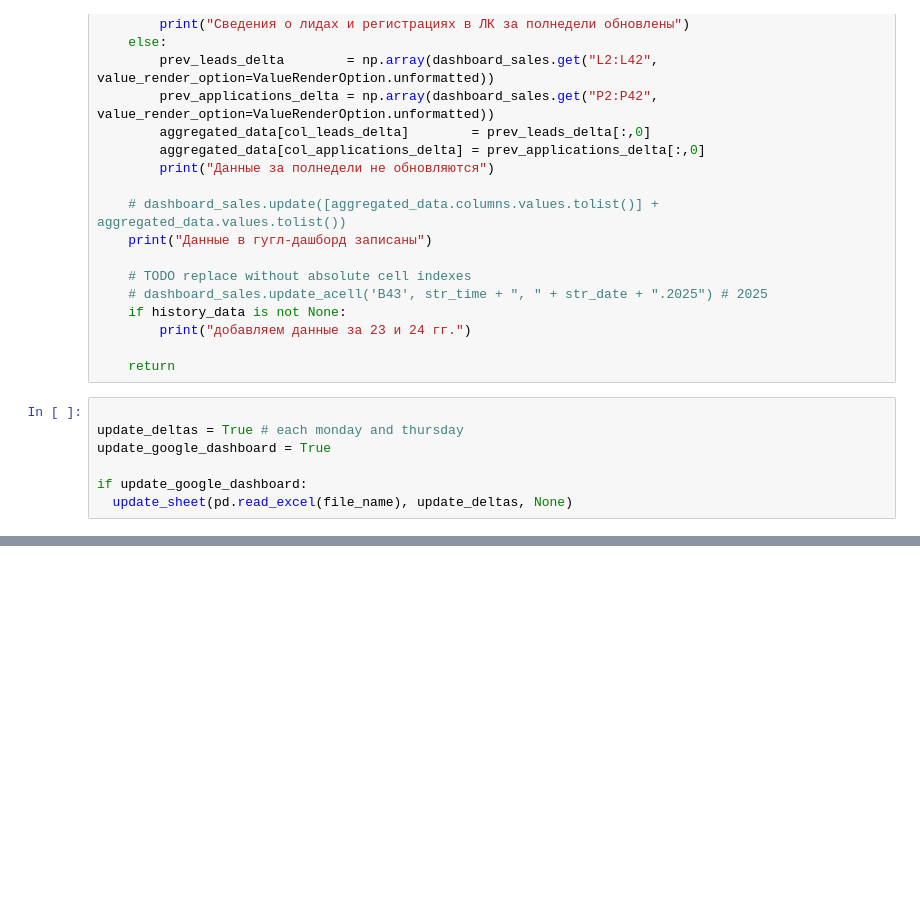
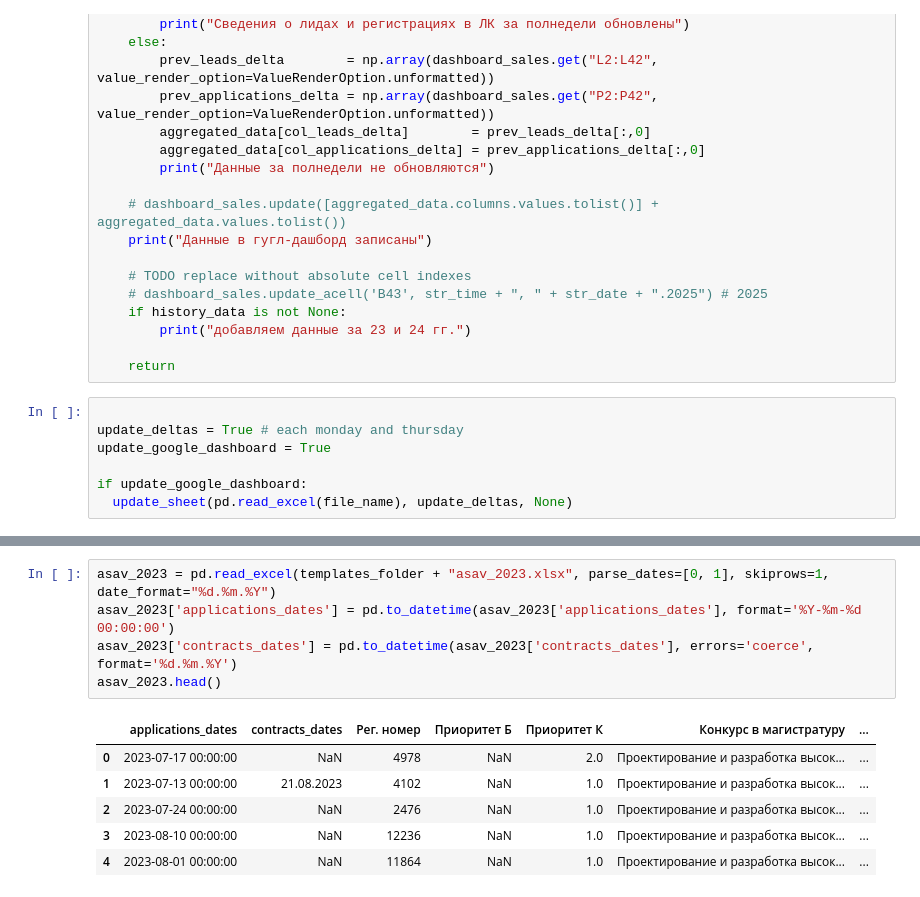
Before and after one commit to iasonov/HSE_dashboard, a Jupyter notebook: src/test.ipynb, the cells around one changed output, grey strips where cells are left out. Drawn from its saved outputs; the diff is of its cells as text; blank space fills up the shorter version.

```diff
--- a/src/test.ipynb
+++ b/src/test.ipynb
@@ -1499,0 +2149,12 @@ if update_google_dashboard:
+# %%
+asav_2023 = pd.read_excel(templates_folder + "asav_2023.xlsx", parse_dates=[0, 1], skiprows=1, date_format="%d.%m.%Y")
+asav_2023['applications_dates'] = pd.to_datetime(asav_2023['applications_dates'], format='%Y-%m-%d 00:00:00')
+asav_2023['contracts_dates'] = pd.to_datetime(asav_2023['contracts_dates'], errors='coerce', format='%d.%m.%Y')
+asav_2023.head()
+# %% [output]
+|  | applications_dates | contracts_dates | Рег. номер | Приоритет Б | Приоритет К | Конкурс в магистратуру | ... |
+| 0 | 2023-07-17 00:00:00 | NaN | 4978 | NaN | 2.0 | Проектирование и разработка высок... | ... |
+| 1 | 2023-07-13 00:00:00 | 21.08.2023 | 4102 | NaN | 1.0 | Проектирование и разработка высок... | ... |
+| 2 | 2023-07-24 00:00:00 | NaN | 2476 | NaN | 1.0 | Проектирование и разработка высок... | ... |
+| 3 | 2023-08-10 00:00:00 | NaN | 12236 | NaN | 1.0 | Проектирование и разработка высок... | ... |
+| 4 | 2023-08-01 00:00:00 | NaN | 11864 | NaN | 1.0 | Проектирование и разработка высок... | ... |
```
Also changed, not shown: parts of 31 cells of this notebook, 7 other files.
